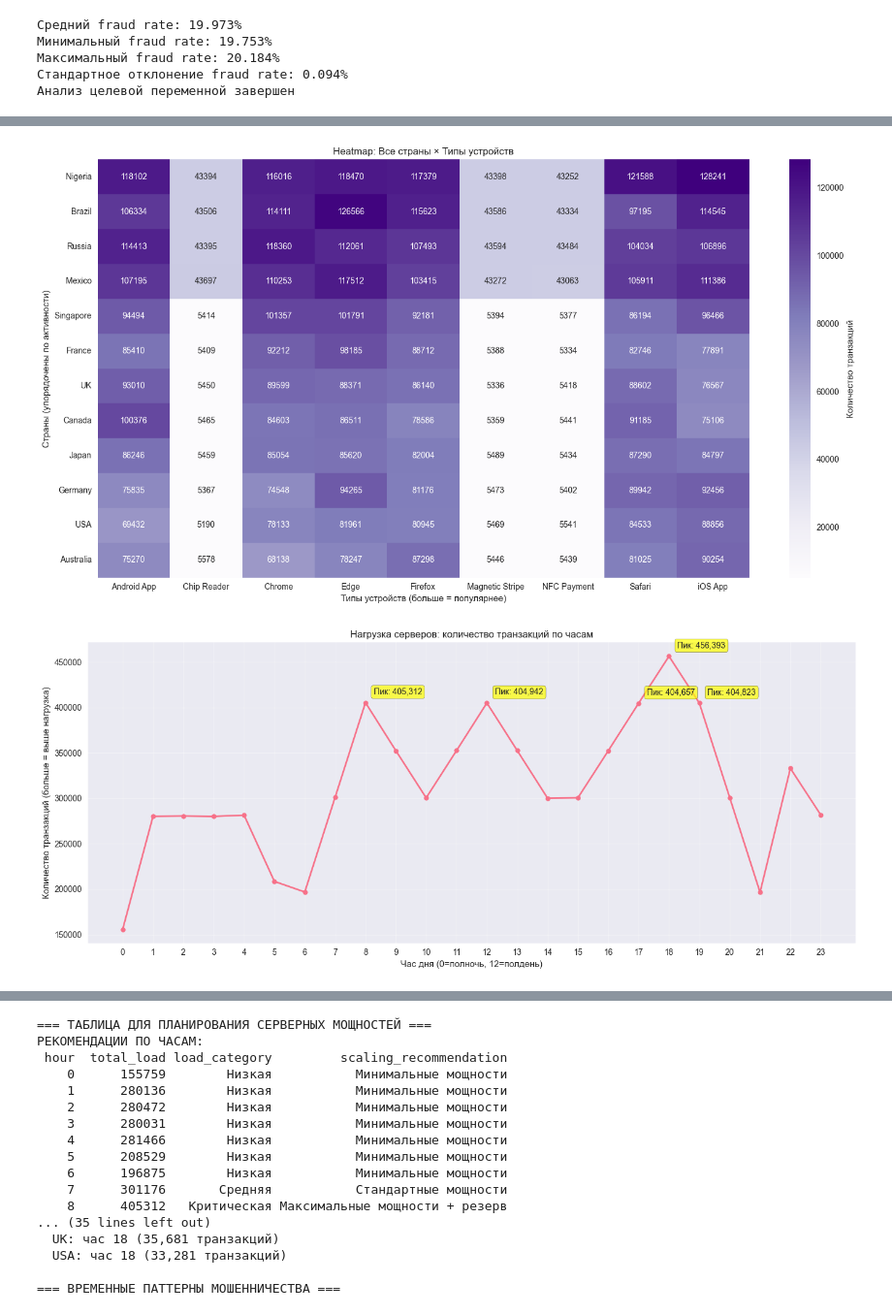
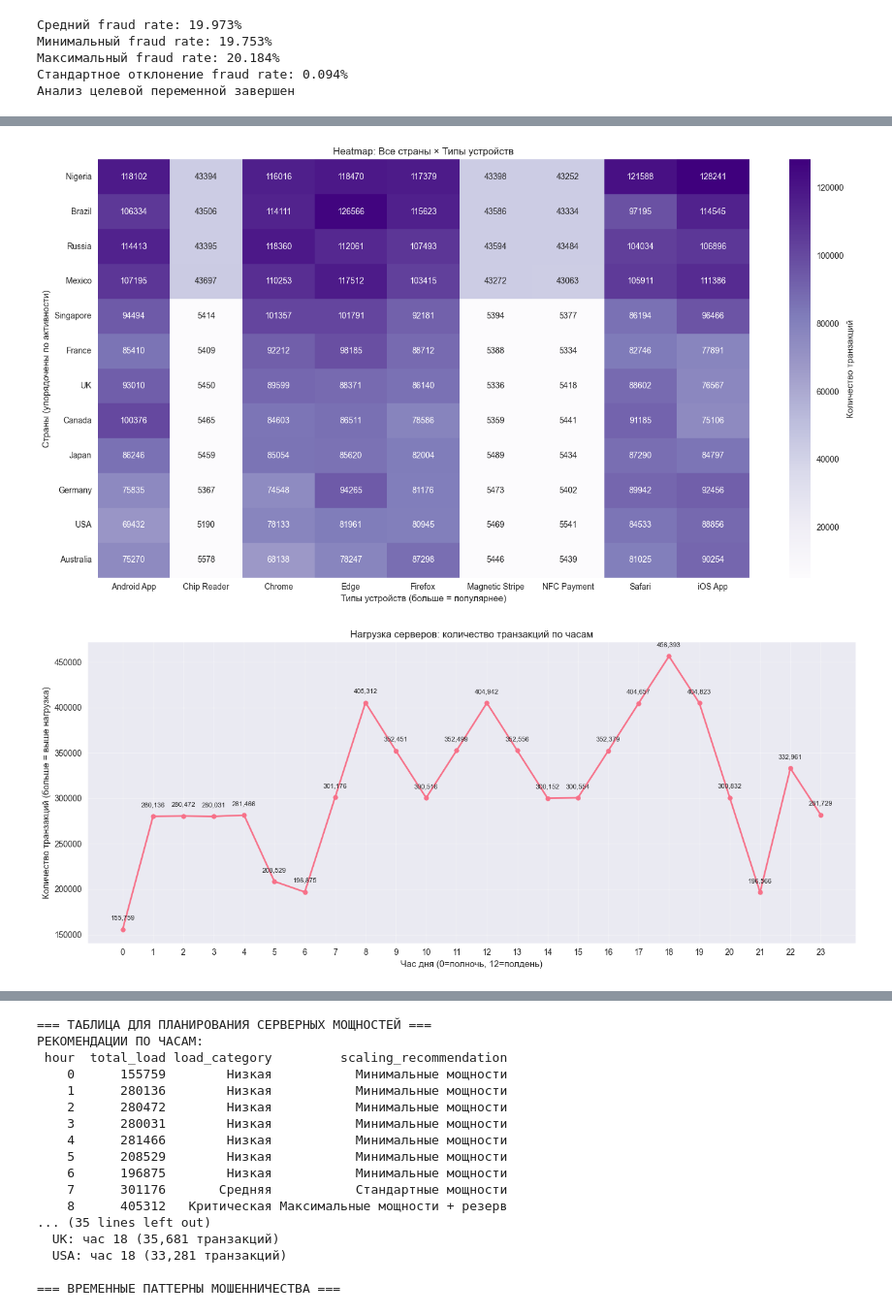
Before and after one commit to NoWay1Co/currency-exchange-analysis, a Jupyter notebook: analysis_notebook.ipynb, the cells around one changed output, grey strips where cells are left out. Shown at 97% size. Drawn from its saved outputs; the diff is of its cells as text; code cells hidden in the pictures.

```diff
--- a/analysis_notebook.ipynb
+++ b/analysis_notebook.ipynb
@@ -1358,12 +1294,10 @@ def analyze_server_load_patterns(df):
     plt.grid(True, alpha=0.3)
     plt.xticks(range(0, 24))
 
-    # Выделение пиковых часов
-    peak_hours = hourly_load.nlargest(5)
-    for hour, count in peak_hours.items():
-        plt.annotate(f'Пик: {count:,}', xy=(hour, count), xytext=(10, 10),
-                    textcoords='offset points', ha='left',
-                    bbox=dict(boxstyle='round,pad=0.3', facecolor='yellow', alpha=0.7))
+    # Добавление подписей значений во всех точках
+    for hour, count in hourly_load.items():
+        plt.text(hour, count + max(hourly_load) * 0.02, f'{count:,}',
+                ha='center', va='bottom', fontsize=8)
 
     plt.tight_layout()
     plt.show()
@@ -1506,13 +1440,10 @@ def analyze_fraud_time_patterns(df):
     axes[0].grid(True, alpha=0.3)
     axes[0].set_xticks(range(0, 24))
 
-    # Выделение часов с высоким fraud rate
-    high_fraud_hours = hourly_fraud.nlargest(3, 'fraud_rate')
-    for _, row in high_fraud_hours.iterrows():
-        axes[0].annotate(f'{row["fraud_rate"]:.2f}%',
-                        xy=(row['hour'], row['fraud_rate']),
-                        xytext=(10, 10), textcoords='offset points',
-                        bbox=dict(boxstyle='round,pad=0.3', facecolor='red', alpha=0.7))
+    # Добавление подписей значений во всех точках
+    for _, row in hourly_fraud.iterrows():
+        axes[0].text(row['hour'], row['fraud_rate'] + max(hourly_fraud['fraud_rate']) * 0.02,
+                    f'{row["fraud_rate"]:.2f}%', ha='center', va='bottom', fontsize=8)
 
     # График 2: Количество мошеннических транзакций по часам
     axes[1].bar(hourly_fraud['hour'], hourly_fraud['fraud_count'],
@@ -1552,36 +1483,45 @@ def analyze_fraud_time_patterns(df):
         for i, v in enumerate(daily_fraud['fraud_rate']):
             plt.text(i, v + 0.05, f'{v:.2f}%', ha='center')
 
-        plt.tight_layout()
-        plt.show()
+            plt.tight_layout()
+    plt.show()
+
+    # Дополнительная статистика по данным
+    fraud_count = df_analysis['is_fraud'].sum()
+    legit_count = len(df_analysis) - fraud_count
+    print(f"\n=== ОБЩАЯ СТАТИСТИКА ДАННЫХ ===")
+    print(f"Мошеннические транзакции: {fraud_count:,}")
+    print(f"Легальные транзакции: {legit_count:,}")
+    print(f"Общий процент мошенничества: {fraud_count/len(df_analysis)*100:.2f}%")
+    print(f"Общее количество транзакций: {len(df_analysis):,}")
 
     # Таблица с результатами
     print("FRAUD RATE ПО ЧАСАМ:")
     print(hourly_fraud.to_string(index=False))
 
     # Выводы
     peak_fraud_hour = hourly_fraud.loc[hourly_fraud['fraud_rate'].idxmax()]
     low_fraud_hour = hourly_fraud.loc[hourly_fraud['fraud_rate'].idxmin()]
 
     print(f"\nВЫВОДЫ:")
     print(f"Час с максимальным fraud rate: {peak_fraud_hour['hour']} ({peak_fraud_hour['fraud_rate']:.3f}%)")
     print(f"Час с минимальным fraud rate: {low_fraud_hour['hour']} ({low_fraud_hour['fraud_rate']:.3f}%)")
     print(f"Разница между максимумом и минимумом: {peak_fraud_hour['fraud_rate'] - low_fraud_hour['fraud_rate']:.3f}%")
 
     return hourly_fraud
 
 server_analysis = analyze_server_load_patterns(df_with_features)
 fraud_time_analysis = analyze_fraud_time_patterns(df_with_features)
 
 print("Функции временного и географического анализа готовы")
 # %% [output]
 === АНАЛИЗ ПАТТЕРНОВ НАГРУЗКИ СЕРВЕРОВ ===
 [figure]
 === ДОПОЛНИТЕЛЬНЫЕ HEATMAP-Ы ПО КАТЕГОРИЯМ ===
 [figure]
 [figure]
 [figure]
-[figure, old version]
+[figure, new version]
 [figure]
 === ТАБЛИЦА ДЛЯ ПЛАНИРОВАНИЯ СЕРВЕРНЫХ МОЩНОСТЕЙ ===
 РЕКОМЕНДАЦИИ ПО ЧАСАМ:
```
Also changed, not shown: parts of 14 cells of this notebook, 1 other file.
